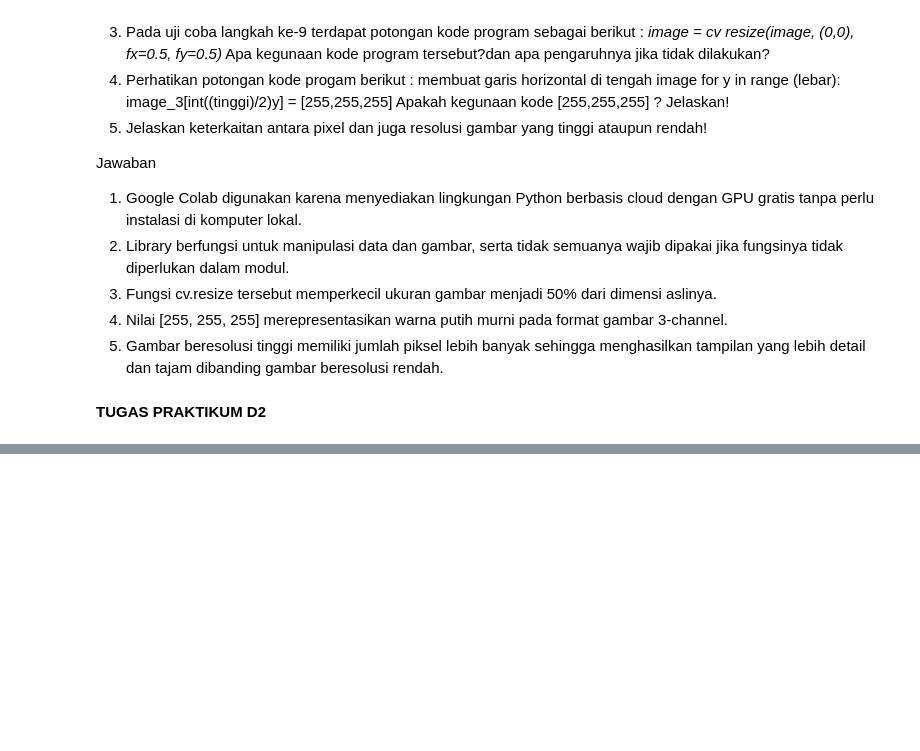
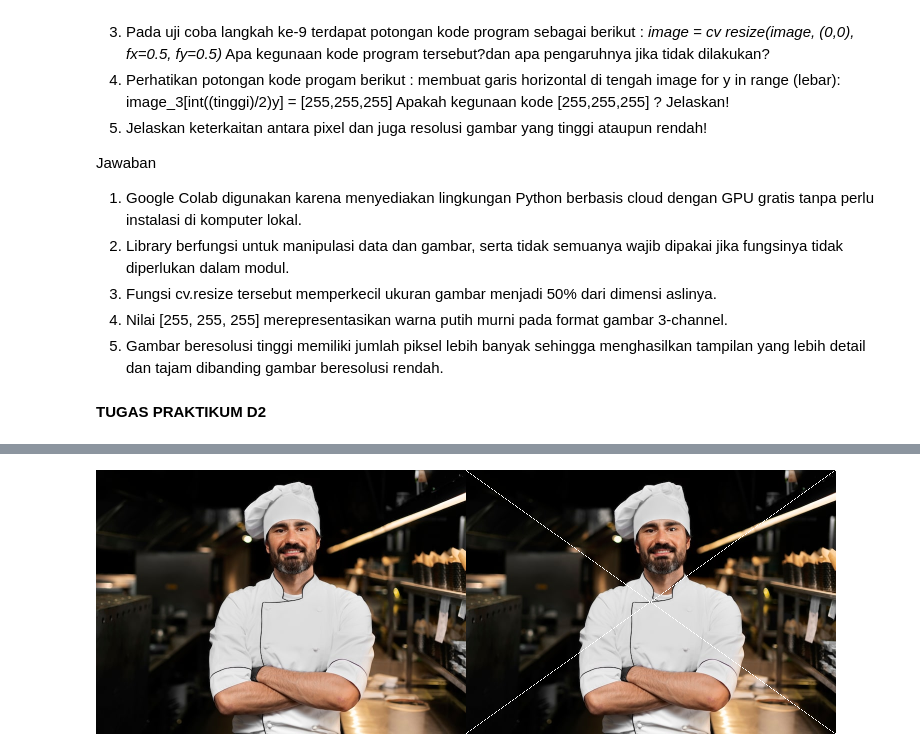
Before and after one commit to andyotani/andyotani-PCVK_Ganjil_26-27, a Jupyter notebook: latihan_pcvk.ipynb, the cells around one changed output, grey strips where cells are left out. Saved outputs shown, nothing was run; the diff lists cells and outputs as text; code cells hidden in the pictures; blank space fills up the shorter version.

```diff
--- a/latihan_pcvk.ipynb
+++ b/latihan_pcvk.ipynb
@@ -94,0 +105,17 @@ Jawaban
+# %%
+# membuat garis diagonal menyilang pada image
+for x in range(tinggi):
+    # Diagonal dari kiri atas ke kanan bawah
+    y1 = int(x * (lebar - 1) / (tinggi - 1))
+    if y1 < lebar: # Pastikan koordinat y tidak melebihi lebar gambar
+        image_3[x, y1] = [255,255,255]
+
+    # Diagonal dari kanan atas ke kiri bawah
+    y2 = int((tinggi - 1 - x) * (lebar - 1) / (tinggi - 1))
+    if y2 >= 0 and y2 < lebar: # Pastikan koordinat y tidak melebihi lebar gambar
+        image_3[x, y2] = [255,255,255]
+
+final_frame = cv.hconcat((image_2, image_3))
+cv2_imshow(final_frame)
+# %% [output]
+[figure, added]
```
Also changed, not shown: parts of 5 cells of this notebook.
